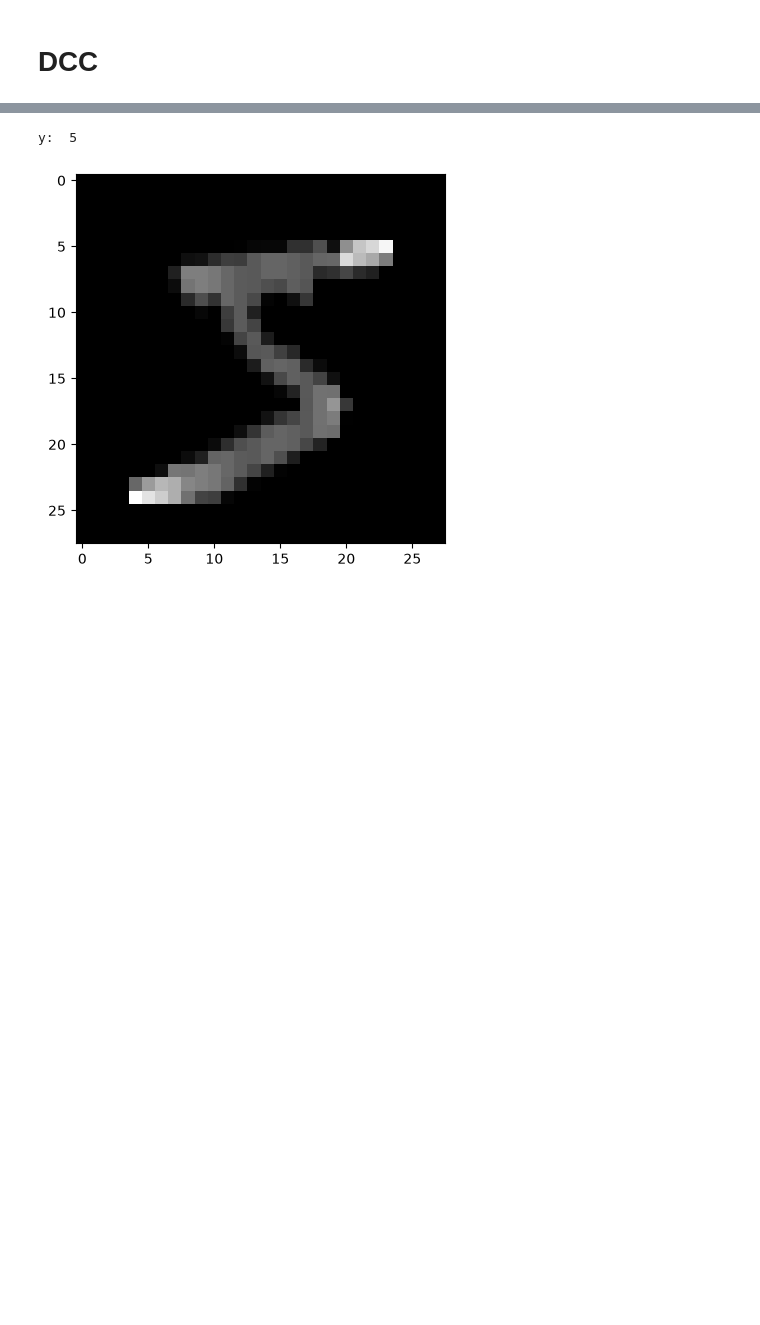
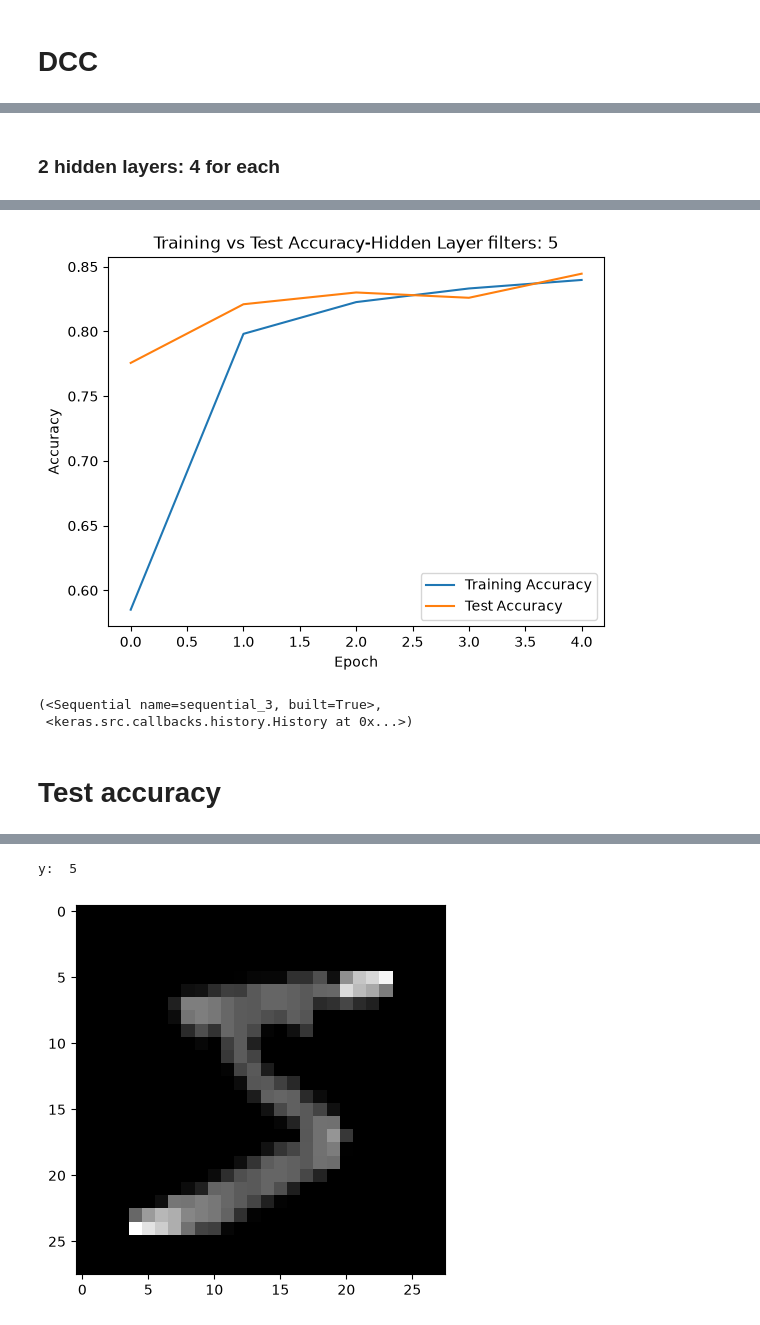
Before and after one commit to wenjing-qiu/MMP4, a Jupyter notebook: Aufgabe1.ipynb, the cells around one changed output, grey strips where cells are left out. Cells and saved outputs as stored; diff of their text form; code cells hidden in the pictures; blank space fills up the shorter version.

```diff
--- a/Aufgabe1.ipynb
+++ b/Aufgabe1.ipynb
@@ -32,0 +72,5 @@ Epoch 3/3
+# %% [markdown]
+### 2 hidden layers: 4 for each
+# %%
+mnist_dnn(2, 4, 5)
+# %% [output]
@@ -32,0 +87,5 @@ Epoch 3/3
+[figure, added]
+(<Sequential name=sequential_3, built=True>,
+ <keras.src.callbacks.history.History at 0x...>)
+# %% [markdown]
+# Test accuracy
```
Also changed, not shown: parts of 57 cells of this notebook, 1 other file.
